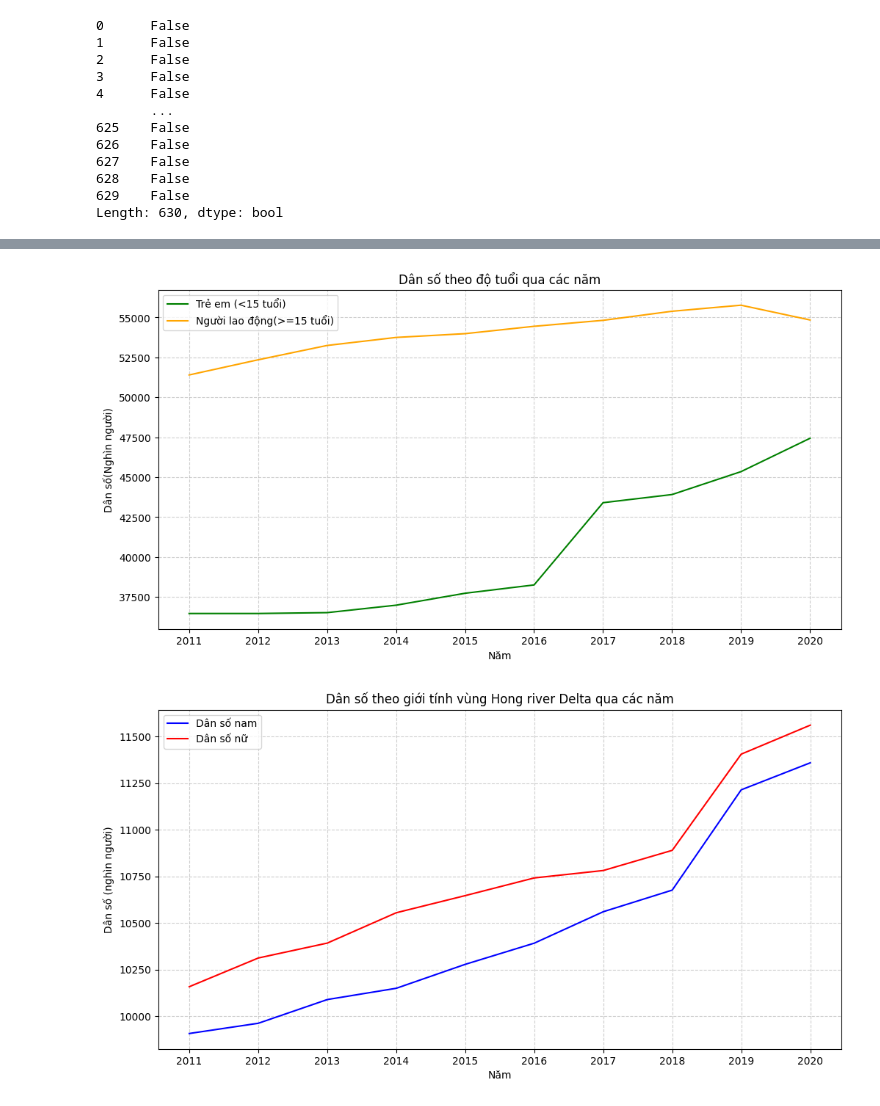
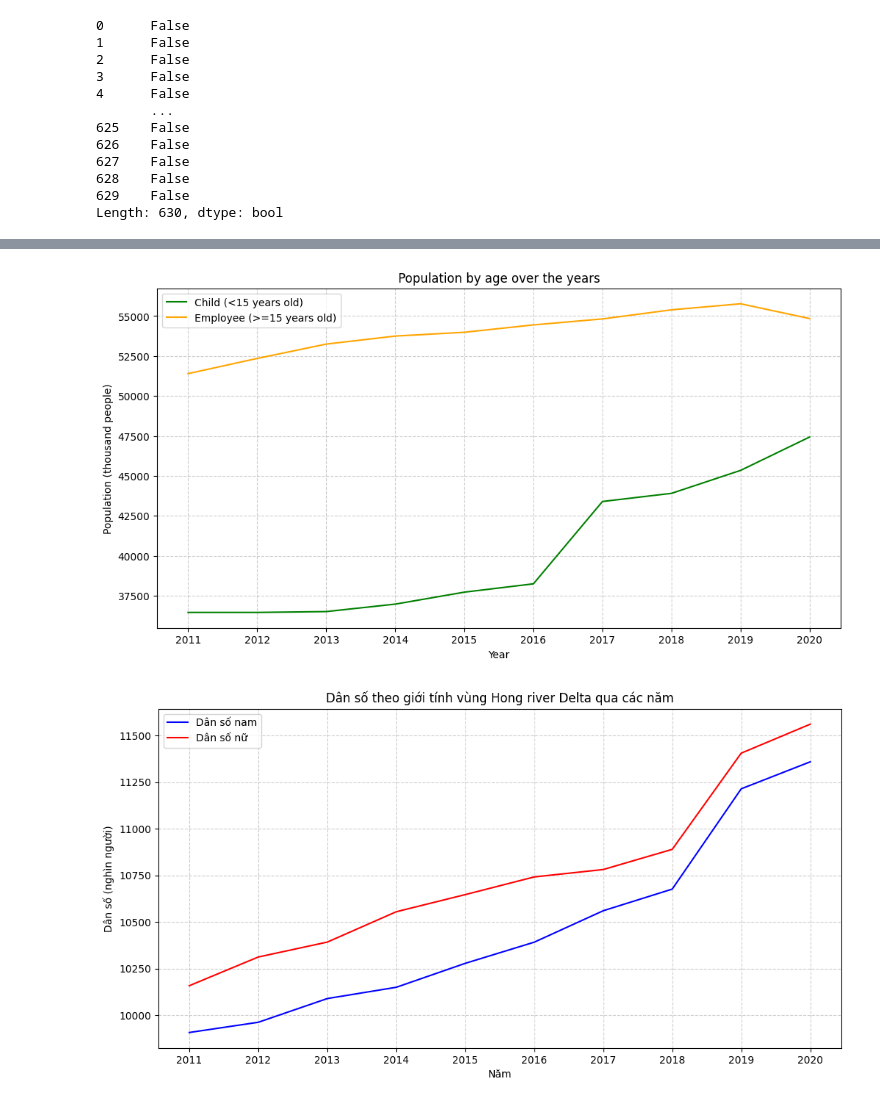
Before and after one commit to pyen18/vietnam_population_analysis, a Jupyter notebook: notebooks/demographic_analysis.ipynb, the cells around one changed output, grey strips where cells are left out. Drawn from its saved outputs; the diff is of its cells as text; code cells hidden in the pictures.

```diff
--- a/notebooks/demographic_analysis.ipynb
+++ b/notebooks/demographic_analysis.ipynb
@@ -87,17 +86,18 @@ print(summary_by_year.columns)
 # %%
 # Đồ thị phân bố dân số theo độ tuổi
 
 plt.figure(figsize=(12, 6))
-plt.title('Dân số theo độ tuổi qua các năm')
-plt.plot(summary_by_year.index, summary_by_year['Population children'], color = 'green', label='Trẻ em (<15 tuổi)')
-plt.plot(summary_by_year.index, summary_by_year['15+ labor'], color = 'orange', label='Người lao động(>=15 tuổi)')
+plt.title('Population by age over the years')
+
+plt.plot(summary_by_year.index, summary_by_year['Population children'], color = 'green', label='Child (<15 years old)')
+plt.plot(summary_by_year.index, summary_by_year['15+ labor'], color = 'orange', label='Employee (>=15 years old)')
 plt.xticks(summary_by_year.index)
-plt.ylabel('Dân số(Nghìn người)')
-plt.xlabel('Năm')
+plt.ylabel('Population (thousand people)')
+plt.xlabel('Year')
 plt.grid(True, linestyle='--', alpha=0.6)
 plt.legend();
 # %% [output]
-[figure, old version]
+[figure, new version]
 # %%
 # Đồ thị theo giới tính cho từng vùng
 
```
Also changed, not shown: parts of 5 cells of this notebook.
